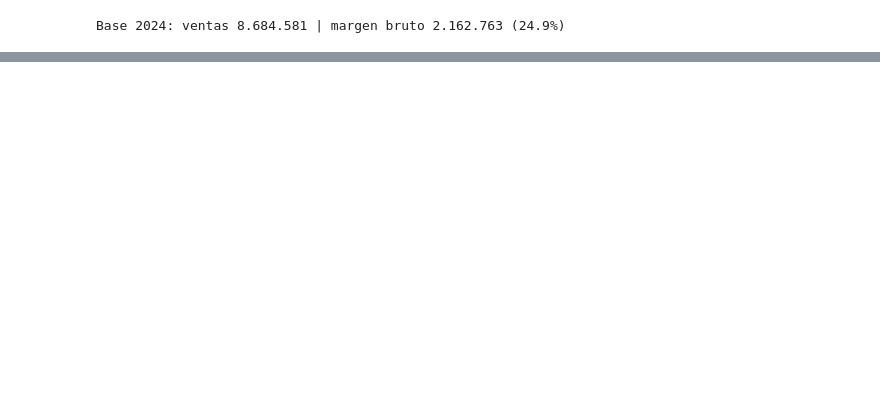
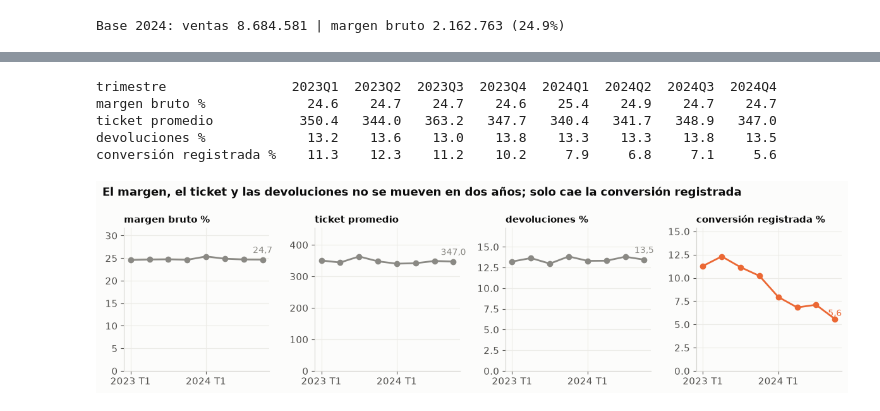
Before and after one commit to mathiascg05/retail-intelligence, a Jupyter notebook: notebooks/05_recomendaciones.ipynb, the cells around one changed output, grey strips where cells are left out. Cells and saved outputs as stored; diff of their text form; code cells hidden in the pictures; blank space fills up the shorter version.

```diff
--- a/notebooks/05_recomendaciones.ipynb
+++ b/notebooks/05_recomendaciones.ipynb
@@ -16,14 +30,29 @@ sys.path.insert(0, "..")
 
 import numpy as np
 import pandas as pd
+import matplotlib.pyplot as plt
 from src.carga import cargar_limpio, RAIZ
+from src.powerbi import SALIDA, guardar
 
 d = cargar_limpio()
 cli = d["clientes"]
 trx = d["transacciones"]
 cam = d["campanas_marketing"]
+dev = d["devoluciones"]
 anio = trx[trx.fecha >= "2024-01-01"]
 VENTAS, MARGEN = anio.monto_neto.sum(), anio.margen_bruto.sum()
+FIG = RAIZ / "figures"
+
+# Colores (paleta de referencia de la guía de visualización)
+AZUL, NARANJA, GRIS = "#2a78d6", "#eb6834", "#8a8984"
+TEXTO, TEXTO_2, FONDO = "#0b0b0b", "#52514e", "#fcfcfb"
+plt.rcParams.update({
+    "figure.facecolor": FONDO, "axes.facecolor": FONDO, "savefig.facecolor": FONDO,
+    "axes.edgecolor": "#d6d5d0", "axes.labelcolor": TEXTO_2, "xtick.color": TEXTO_2, "ytick.color": TEXTO_2,
+    "text.color": TEXTO, "axes.spines.top": False, "axes.spines.right": False,
+    "axes.grid": True, "grid.color": "#ecebe7", "grid.linewidth": 0.8, "axes.axisbelow": True,
+    "font.size": 11, "axes.titlesize": 13, "axes.titleweight": "bold", "axes.titlelocation": "left",
+})
 
 def miles(x):
     # 1.234 en vez de 1,234
@@ -48,0 +72,33 @@ Base 2024: ventas 8.684.581 | margen bruto 2.162.763 (24.9%)
+# %%
+q = trx.groupby("trimestre").agg(ventas=("monto_neto", "sum"), margen=("margen_bruto", "sum"),
+                                ticket=("monto_neto", "mean"), devolucion=("devuelta", "mean"))
+situacion = pd.DataFrame({
+    "margen bruto %": 100 * q.margen / q.ventas,
+    "ticket promedio": q.ticket,
+    "devoluciones %": 100 * q.devolucion,
+    "conversión registrada %": 100 * cam.groupby(cam.fecha_envio.dt.to_period("Q").astype(str)).convertido.mean(),
+})
+situacion.index.name = "trimestre"
+print(situacion.round(1).T.to_string())
+guardar(situacion.reset_index(), "resultado_a5_situacion_trimestre")
+
+fig, axes = plt.subplots(1, 4, figsize=(12, 3.4))
+x = np.arange(len(situacion))
+for ax, (col, fila), color in zip(axes, situacion.items(), [GRIS, GRIS, GRIS, NARANJA]):
+    ax.plot(x, fila, marker="o", color=color, lw=2)
+    ax.set_ylim(0, fila.max() * 1.25)
+    ax.set_title(col, fontsize=11)
+    ax.set_xticks(x[::4], [t.replace("Q", " T") for t in situacion.index[::4]])
+    ax.text(x[-1], fila.iloc[-1] * 1.06, f"{fila.iloc[-1]:.1f}".replace(".", ","), ha="center", fontsize=10, color=color)
+fig.suptitle("El margen, el ticket y las devoluciones no se mueven en dos años; solo cae la conversión registrada",
+             x=0.01, ha="left", fontweight="bold", fontsize=13)
+fig.tight_layout()
+fig.savefig(FIG / "a5_situacion_inicial.png", dpi=150)
+plt.show()
+# %% [output]
+trimestre                2023Q1  2023Q2  2023Q3  2023Q4  2024Q1  2024Q2  2024Q3  2024Q4
+margen bruto %             24.6    24.7    24.7    24.6    25.4    24.9    24.7    24.7
+ticket promedio           350.4   344.0   363.2   347.7   340.4   341.7   348.9   347.0
+devoluciones %             13.2    13.6    13.0    13.8    13.3    13.3    13.8    13.5
+conversión registrada %    11.3    12.3    11.2    10.2     7.9     6.8     7.1     5.6
+[figure, added]
```
Also changed, not shown: parts of 15 cells of this notebook, 11 other files.
